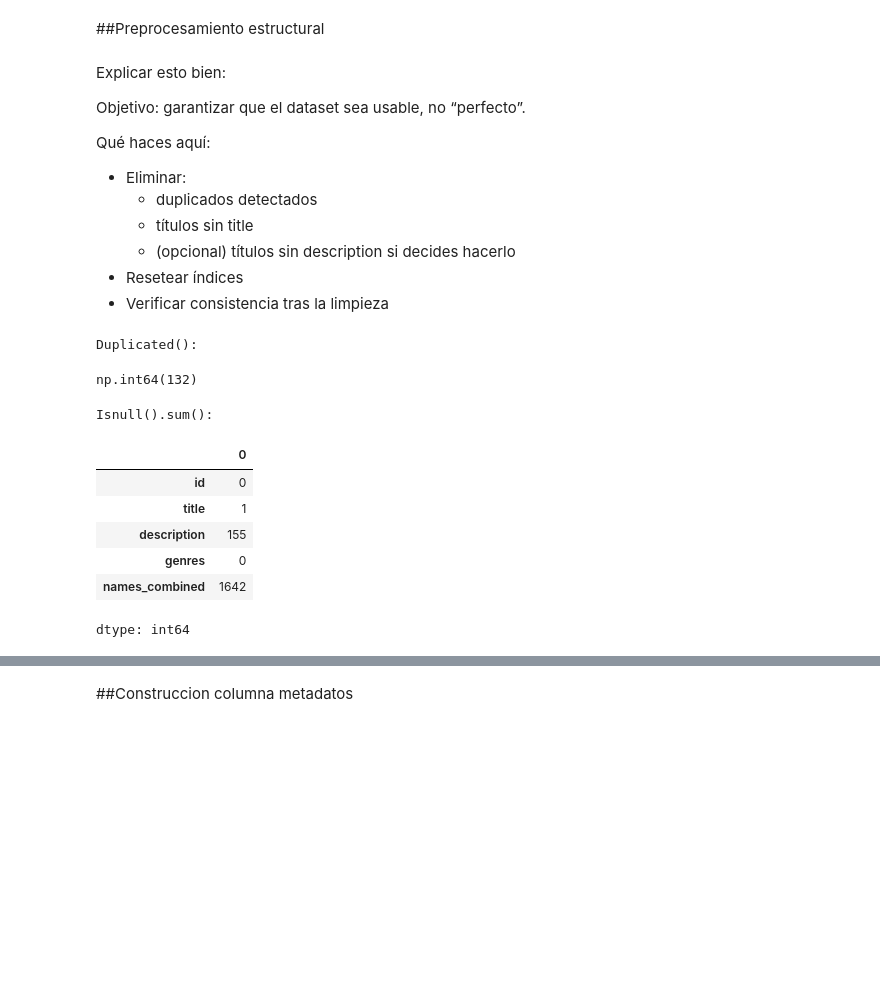
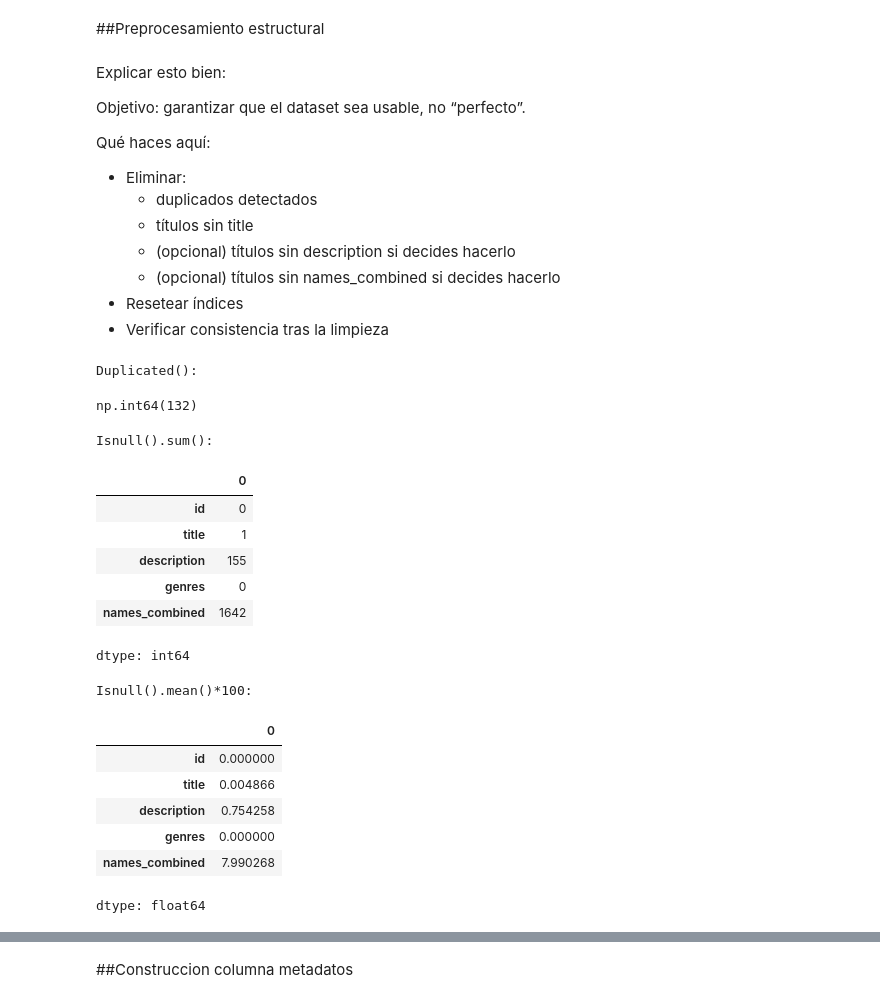
Before and after one commit to perezbrotonsluis/movie-tv-recommender, a Jupyter notebook: notebooks/02_preprocesamiento.ipynb, the cells around one changed output, grey strips where cells are left out. Drawn from its saved outputs; the diff is of its cells as text; code cells hidden in the pictures; blank space fills up the shorter version.

```diff
--- a/notebooks/02_preprocesamiento.ipynb
+++ b/notebooks/02_preprocesamiento.ipynb
@@ -167,24 +167,37 @@ Qué haces aquí:
   - duplicados detectados
   - títulos sin title
   - (opcional) títulos sin description si decides hacerlo
+  - (opcional) títulos sin names_combined si decides hacerlo
 - Resetear índices
 - Verificar consistencia tras la limpieza
 # %%
 # Mostrar la cantidad de valores duplicados
 print(f"\nDuplicated():")
 display(df.duplicated().sum())
 
 # Mostrar la cantidad de valores nulos por columna
 print(f"\nIsnull().sum():")
 display(df.isnull().sum())
+
+# Mostrar la cantidad de valores nulos por columna (%)
+print(f"\nIsnull().mean()*100:")
+display(df.isnull().mean()*100)
 # %% [output]
 Duplicated():
 np.int64(132)
 Isnull().sum():
 |  | 0 |
 | id | 0 |
 | title | 1 |
 | description | 155 |
 | genres | 0 |
 | names_combined | 1642 |
 dtype: int64
+Isnull().mean()*100:
+|  | 0 |
+| id | 0.000000 |
+| title | 0.004866 |
+| description | 0.754258 |
+| genres | 0.000000 |
+| names_combined | 7.990268 |
+dtype: float64
```
Also changed, not shown: parts of 1 cell of this notebook.
